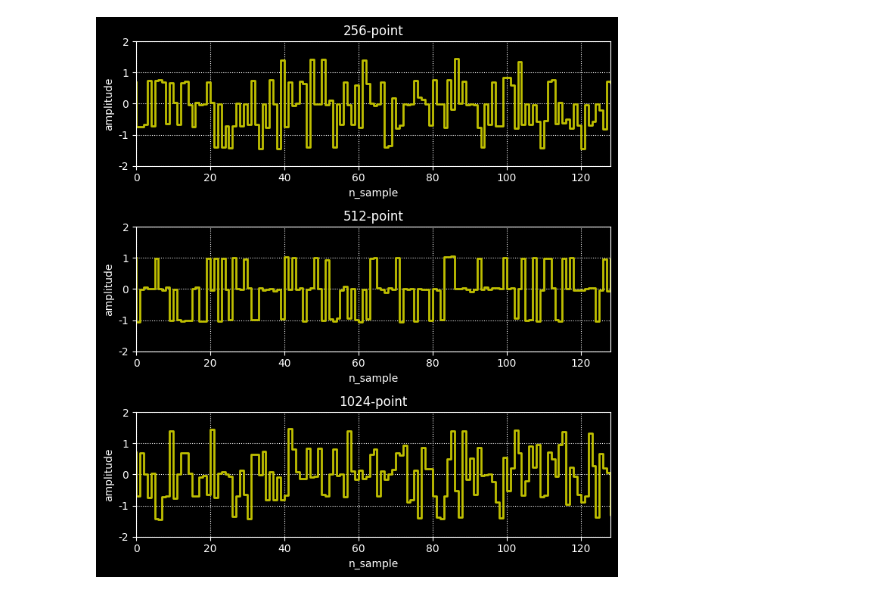
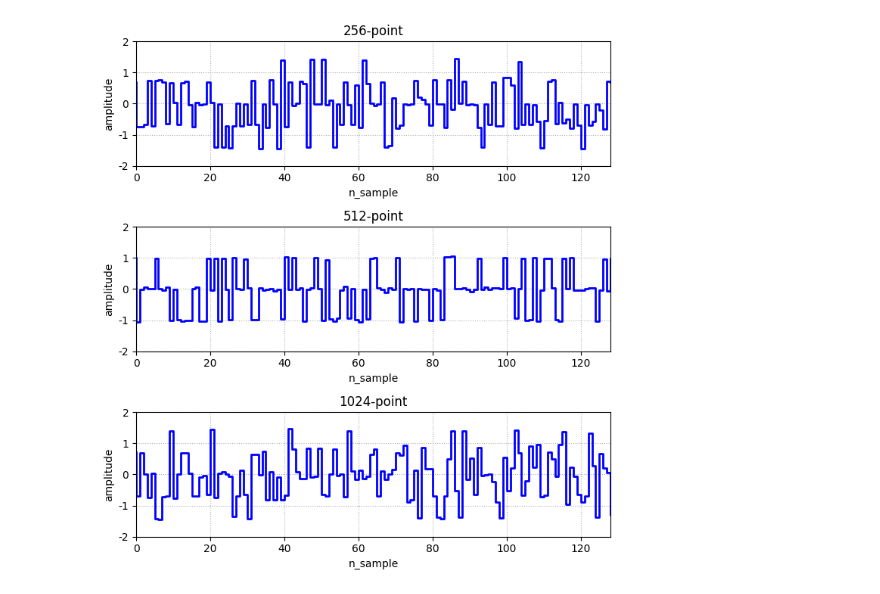
Before and after one commit to gokhanntosun/ofdm-amc, a Jupyter notebook: notebook.ipynb, the cells around one changed output. Cells and saved outputs as stored; diff of their text form; code cells hidden in the pictures.

```diff
--- a/notebook.ipynb
+++ b/notebook.ipynb
@@ -8,8 +8,6 @@ import matplotlib.pyplot as plt
 from comm.OFDM import OFDM
 
 BASE = '/Users/gtosun/Documents/vsc_workspace/ofdm-amc/data/data_lib/train/24db'
-plt.style.use(style='dark_background')
-# plt.style.use(style='classic')
 
 xpaths, ypaths = [], [],
 for root, _, files in os.walk(BASE):
@@ -30,35 +28,35 @@ for xp, yp in zip(sorted(xpaths), sorted(ypaths)):
 
 frame = d['4psk']['512point']['x'][:, :, 998]
 windows = [256, 512, 1024]
 
 filter_bank = [OFDM(n_carriers=n) for n in windows]
 t_signals = [filter.demodulate(frame) for filter in filter_bank]
 
 
 YLIM = 2
 nrows, ncols = len(t_signals), 1
 fig, axs  = plt.subplots(nrows, ncols)
 for ax, t, w in zip(axs, t_signals, windows):
-    ax.step(range(len(t[0,:])), t[0,:], "y", linewidth=2)
+    ax.step(range(len(t[0,:])), t[0,:], "b", linewidth=2)
     ax.set_xlim(left=0, right=128)
     ax.set_xlabel("n_sample")
     ax.set_ylim(bottom=-YLIM, top=YLIM)
     ax.set_ylabel("amplitude")
     ax.set_title(f"{w}-point")
 
     ax.set_yticks(range(-YLIM, YLIM+1, 1))
     ax.set_yticklabels(range(-YLIM, YLIM+1, 1))
 
     ax.grid(True, linestyle="dotted")
 
 fig.set_size_inches(ncols * 7, nrows * 2.5)
 fig.tight_layout()
 
 
 filepath = "/Users/gtosun/Documents/vsc_workspace/ofdm-amc/test/filterbank-output"
 # fig.savefig(filepath, bbox_inches="tight")
 # %% [output]
-[figure, old version]
+[figure, new version]
 # %%
 # plot constellations from dataset
 import os
```
Also changed, not shown: parts of 8 cells of this notebook.
